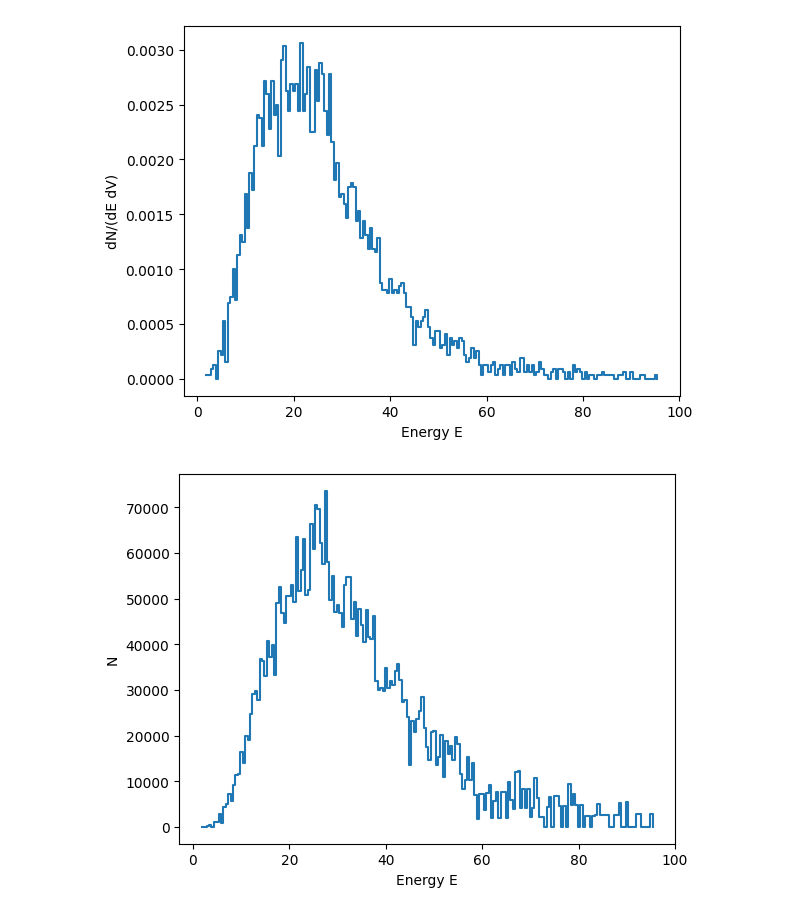
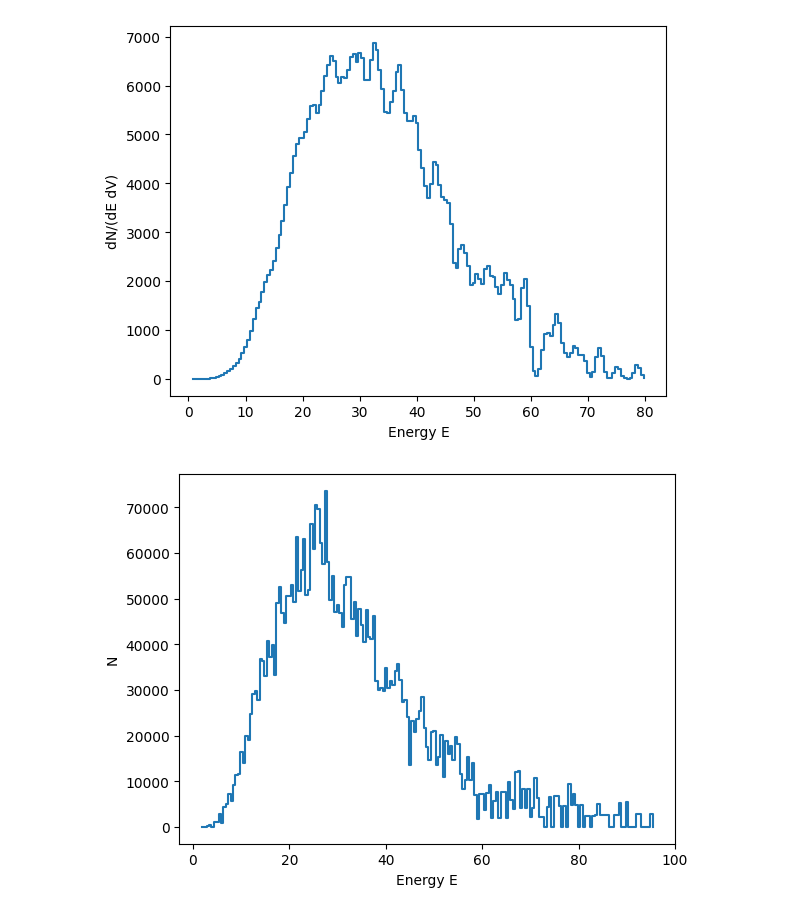
Before and after one commit to waleey/bulkice_doumeki, a Jupyter notebook: merger/eff_vol_weighting.ipynb, the cells around one changed output. Saved outputs shown, nothing was run; the diff lists cells and outputs as text; code cells hidden in the pictures.

```diff
--- a/merger/eff_vol_weighting.ipynb
+++ b/merger/eff_vol_weighting.ipynb
@@ -84,4 +90,4 @@ energy_reweighting()
 # %%
-#energy_dist = np.loadtxt('mdom/InputFile/Positron/pos20002nkibd_energy.data')
-time_dist = np.loadtxt('mdom/InputFile/Positron/pos20002nkibd_az.data')
+energy_dist = np.loadtxt('mdom/InputFile/Positron/pos20002nkibd_energy.data')
+time_dist = np.loadtxt('mdom/InputFile/Positron/pos20002nkibd_time.data')
 # %%
@@ -95,0 +106,30 @@ plt.show()
+# %%
+energy_bin_width = 0.5
+energy_bins = np.arange(np.min(energy_dist), np.max(energy_dist), energy_bin_width)
+counts_per_bin, edges = np.histogram(energy_dist, bins=energy_bins)
+centers = 0.5 * (edges[1:] + edges[:-1])
+widths = edges[1:] - edges[:-1] #assumes uniform energy binning
+
+ndom = 15000
+rng = np.random.default_rng(seed=42)
+dom_ids = []
+
+for count in counts_per_bin:
+    if count == 0:
+        continue
+
+    m, c = divmod(count, ndom)
+
+    # Step 1: give m particles to each DOM
+    for dom in range(ndom):
+        dom_ids.extend([dom] * m)
+
+    # Step 2: randomly assign remainder c
+    if c > 0:
+        chosen_doms = rng.choice(ndom, size=c, replace=False)
+        dom_ids.extend(chosen_doms)
+
+dom_ids = np.array(dom_ids)
+# %%
+energy_dist = energy_dist[:len(dom_ids)]
+energy_0 = energy_dist[dom_ids == 4104]
@@ -96,17 +146,19 @@ plt.show()
 # %%
 gen_vol = 40 * 40 * 40 #m^3
 bins = np.arange(np.min(energy_dist), np.max(energy_dist), 0.5)
 N, edges = np.histogram(energy_dist, bins=bins)
 centers = 0.5 * (edges[1:] + edges[:-1])
 widths = edges[1:] - edges[:-1] #assumes uniform energy binning
-dNdE = N / (gen_vol * widths) #m^-3 MeV^-1
+veff_lozano = 127.9 * centers
+dNdE = (N / (gen_vol * widths))  #m^-3 MeV^-1
+dnde_veff = dNdE * veff_lozano * widths #m^-3 MeV^-1
 
-plt.step(edges[:-1], dNdE, where='post')
+plt.step(edges[:-1], dnde_veff, where='post')
 plt.xlabel('Energy E')
 plt.ylabel('dN/(dE dV)')
 plt.show()
 # %% [output]
-[figure, old version]
+[figure, new version]
 # %%
 """
 effective volume per mDOM
```
Also changed, not shown: parts of 8 cells of this notebook, 31 other files.
